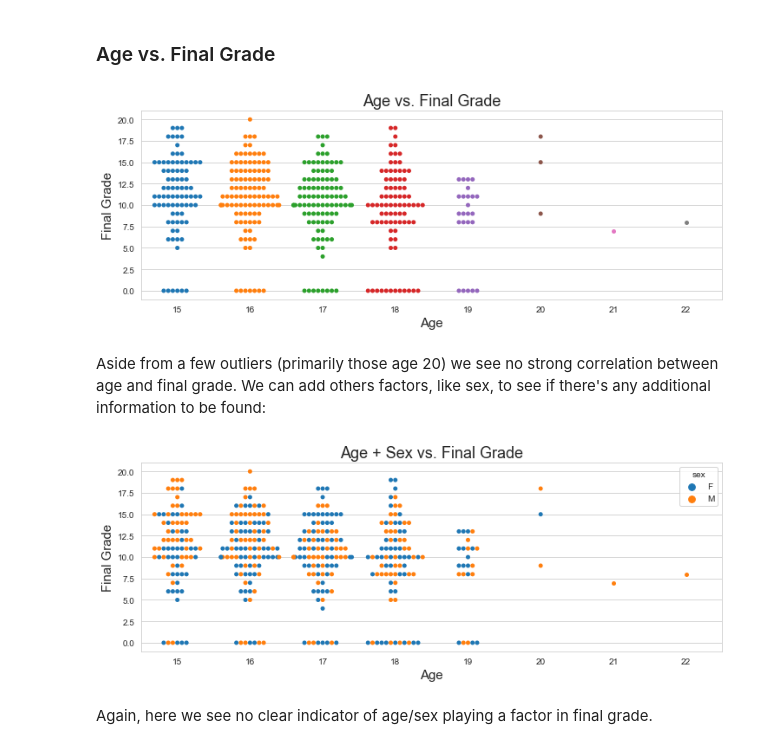
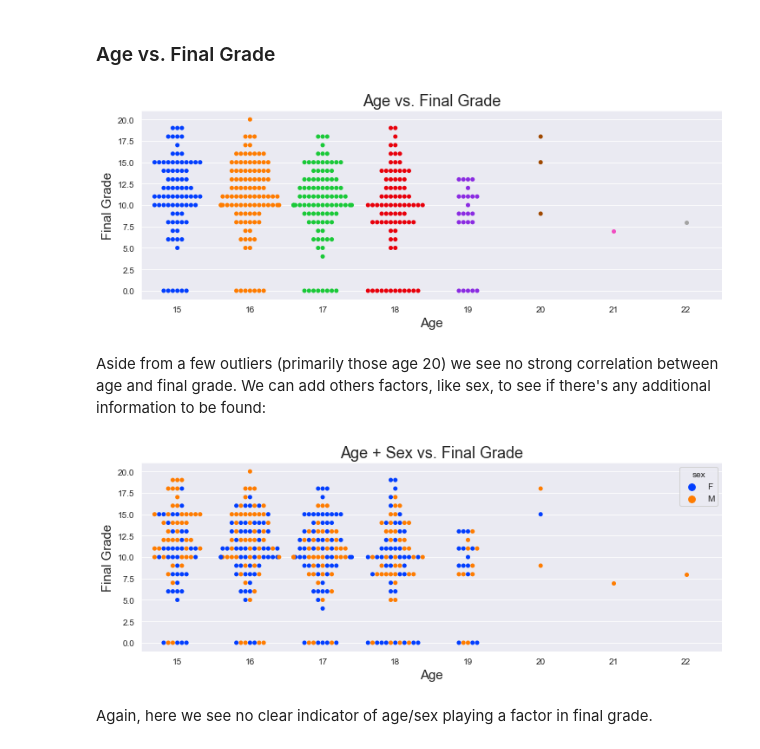
Before and after one commit to k-x-h/FinalGradePrediction, a Jupyter notebook: FinalGradePrediction.ipynb, the cells around one changed output. Cells and saved outputs as stored; diff of their text form; code cells hidden in the pictures.

```diff
--- a/FinalGradePrediction.ipynb
+++ b/FinalGradePrediction.ipynb
@@ -10,7 +10,9 @@ import numpy as np
 from numpy import sqrt
 from matplotlib import pyplot as plt
 import seaborn as sns
-sns.set_style(style="whitegrid")
+sns.set_style(style="darkgrid")
+import warnings
+warnings.filterwarnings("ignore")
 # %%
 from sklearn.model_selection import train_test_split
 from sklearn.metrics import mean_squared_error, mean_absolute_error, median_absolute_error
@@ -209,24 +213,24 @@ Here we see that those who intend to pursue higher education seem to, overall, a
 ### Age vs. Final Grade
 # %%
 plt.figure(figsize=(12,4))
-plot=sns.swarmplot(x=student["age"], y=student["G3"])
+plot=sns.swarmplot(x=student["age"], y=student["G3"], palette="bright")
 plt.title("Age vs. Final Grade", fontsize=18)
 plt.ylabel("Final Grade", fontsize=15)
 plt.xlabel("Age", fontsize=15)
 plt.show()
 # %% [output]
-[figure, old version]
+[figure, new version]
 # %% [markdown]
 Aside from a few outliers (primarily those age 20) we see no strong correlation between age and final grade. We can add others factors, like sex, to see if there's any additional information to be found:
 # %%
 plt.figure(figsize=(12,4))
-plot=sns.swarmplot(x=student["age"], y=student["G3"], hue=student["sex"])
+plot=sns.swarmplot(x=student["age"], y=student["G3"], hue=student["sex"], palette="bright")
 plt.title("Age + Sex vs. Final Grade", fontsize=18)
 plt.ylabel("Final Grade", fontsize=15)
 plt.xlabel("Age", fontsize=15)
 plt.show()
 # %% [output]
-[figure, old version]
+[figure, new version]
 # %% [markdown]
 Again, here we see no clear indicator of age/sex playing a factor in final grade.
 # %% [markdown]
```
Also changed, not shown: parts of 22 cells of this notebook.
